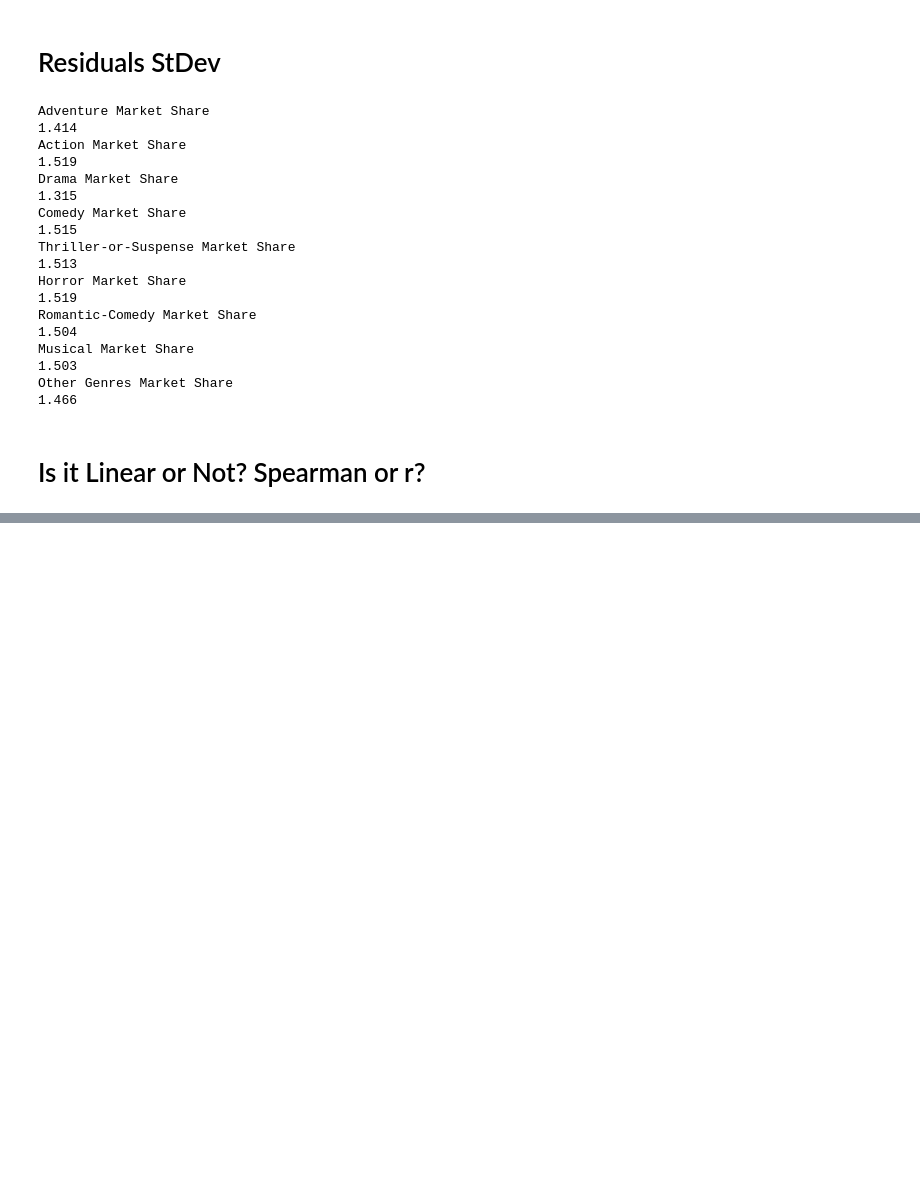
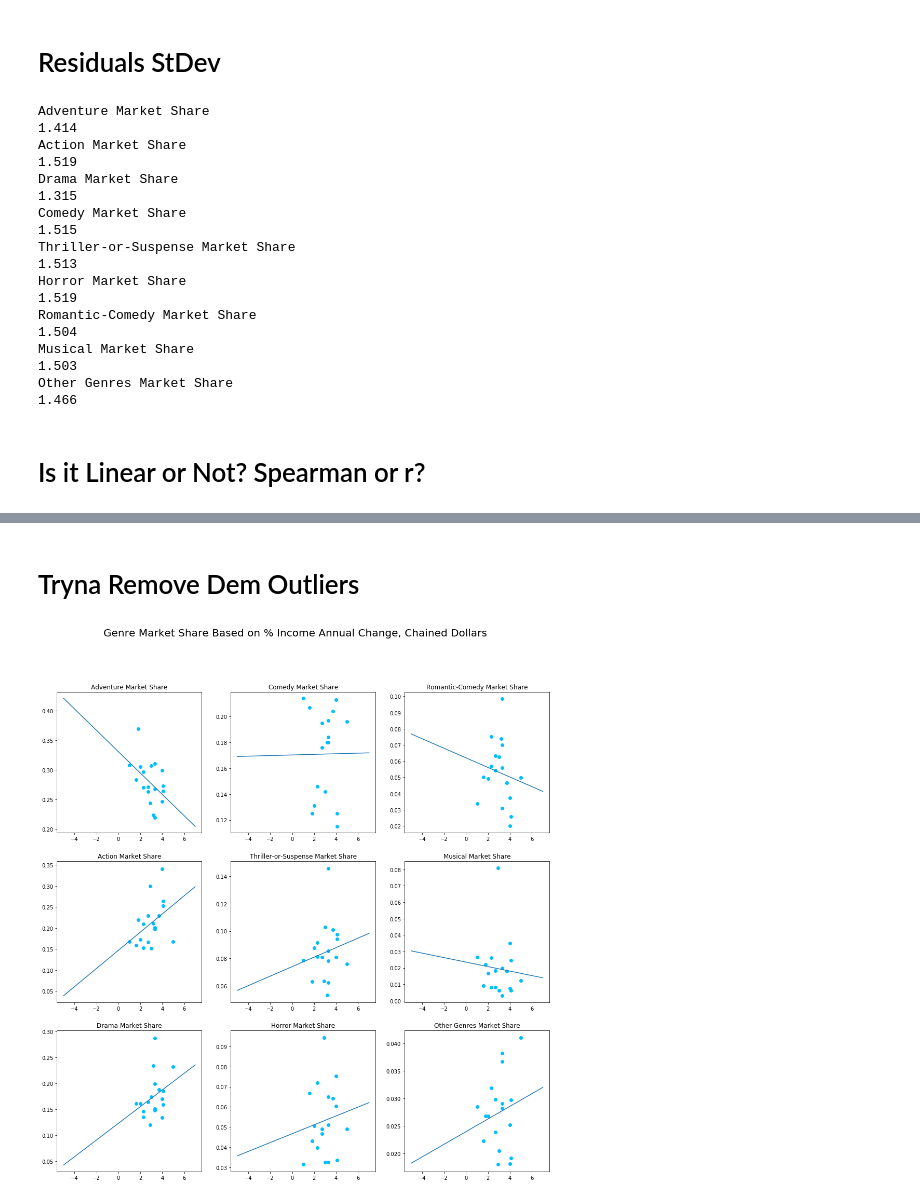
Before and after one commit to ss2944/data-sci, a Jupyter notebook: Saumya-Market-Share-And-Income.ipynb, the cells around one changed output, grey strips where cells are left out. Cells and saved outputs as stored; diff of their text form; code cells hidden in the pictures; blank space fills up the shorter version.

```diff
--- a/Saumya-Market-Share-And-Income.ipynb
+++ b/Saumya-Market-Share-And-Income.ipynb
@@ -195,0 +251,68 @@ Sr: 4 r: 5
+# %% [markdown]
+# Tryna Remove Dem Outliers
+# %%
+xaxs = 0
+yaxs = 0
+
+fig, axs = plt.subplots(3, 3, figsize=(17, 17))
+fig.suptitle('Genre Market Share Based on ' + income, fontsize=20)
+
+for c in col:
+    #making sure that each run starts with a fresh version of the data and a
+    odata=data.copy()
+    yrlist=list(range(1995,2019))
+
+    #removing
+    for number in range(3):
+        #removing 'outliers' in the genre data
+        arr=odata[c].to_numpy()
+        mdarr = np.median(arr)
+        mxarr=np.max(arr)
+        mnarr=np.min(arr)
+
+        if mxarr-mdarr > mdarr-mnarr:
+            ind = np.where(arr == mxarr)[0][0]
+        if mx-md < md-mn:
+            ind = np.where(arr == mnarr)[0][0]
+
+        ind = yrlist[ind]
+        yrlist.remove(ind)
+        odata=odata.drop(index=ind)
+
+        #removing 'outliers' in the income data
+        incarr=odata[income].to_numpy()
+        mdincarr=np.median(incarr)
+        mxincarr=np.max(incarr)
+        mnincarr=np.min(incarr)
+        if mxincarr-mdincarr > mdincarr-mnincarr:
+            incind = np.where(incarr == mxincarr)[0][0]
+        if mxincarr-mdincarr < mdincarr-mnincarr:
+            incind = np.where(incarr == mnincarr)[0][0]
+
+        incind = yrlist[incind]
+        yrlist.remove(incind)
+        odata=odata.drop(index=incind)
+
+    #CREATING THE LINE OF BEST FIT
+    model = LinearRegression().fit(odata[[income]], odata[c])
+    score= model.coef_[0]
+    intercept=model.intercept_
+    x = np.linspace(-5,7,100)
+    y = score*x+intercept
+    axs[xaxs, yaxs].plot(x, y)
+
+
+
+    #CREATING THE SCATTERPLOT
+    axs[xaxs, yaxs].scatter(odata[income], odata[c], color = 'deepskyblue')
+    axs[xaxs, yaxs].set_title(c)
+    #axs[xaxs, yaxs].set_xlabel(income)
+    #axs[xaxs, yaxs].set_ylabel(c)
+    xaxs +=1
+    if xaxs == 3:
+        xaxs = 0
+        yaxs +=1
+
+plt.show()
+# %% [output]
+[figure, added]
```
Also changed, not shown: parts of 8 cells of this notebook, 1 other file.
